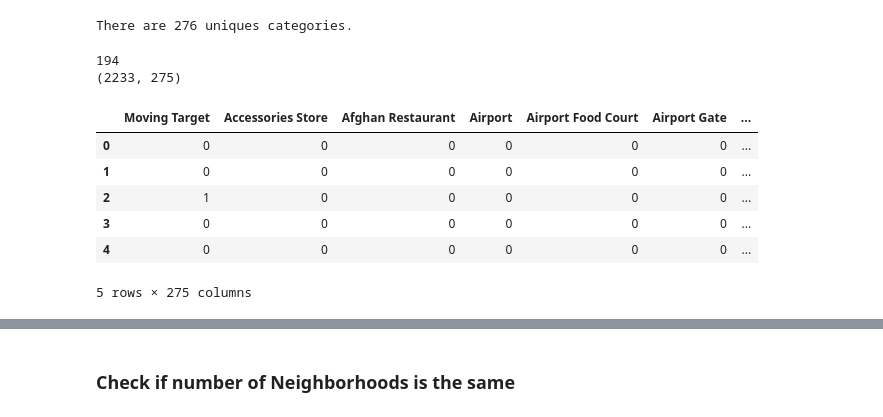
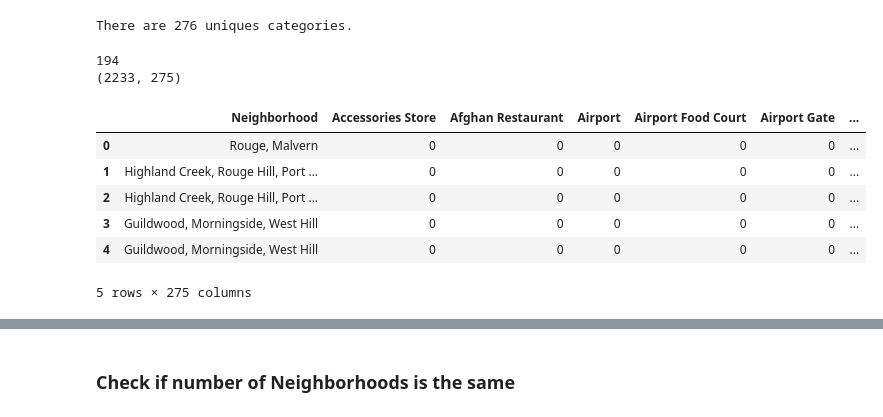
Before and after one commit to MGajewskiK/coursera_capstone, a Jupyter notebook: Neighborhoods-Toronto.ipynb, the cells around one changed output, grey strips where cells are left out. Cells and saved outputs as stored; diff of their text form; code cells hidden in the pictures.

```diff
--- a/Neighborhoods-Toronto.ipynb
+++ b/Neighborhoods-Toronto.ipynb
@@ -248,29 +253,29 @@ There are 276 uniques categories.
 # %%
 # one hot encoding
 toronto_onehot = pd.get_dummies(toronto_venues[['Venue Category']], prefix="", prefix_sep="")
 
 # add neighborhood column back to dataframe
 toronto_onehot['Neighborhood'] = toronto_venues['Neighborhood']
 
 # get the index of neighborhood column
 cols = toronto_onehot.columns.to_list()
 print(cols.index('Neighborhood'))
 
 # move neighborhood column to the first column
-fixed_columns = [toronto_onehot.columns[191]] + list(toronto_onehot.columns[0:191]) + list(toronto_onehot.columns[192:275])
+fixed_columns = [toronto_onehot.columns[194]] + list(toronto_onehot.columns[0:194]) + list(toronto_onehot.columns[195:275])
 toronto_onehot = toronto_onehot[fixed_columns]
 
 print(toronto_onehot.shape)
 toronto_onehot.head()
 # %% [output]
 194
 (2233, 275)
-|  | Moving Target | Accessories Store | Afghan Restaurant | Airport | Airport Food Court | Airport Gate | ... |
-| 0 | 0 | 0 | 0 | 0 | 0 | 0 | ... |
-| 1 | 0 | 0 | 0 | 0 | 0 | 0 | ... |
-| 2 | 1 | 0 | 0 | 0 | 0 | 0 | ... |
-| 3 | 0 | 0 | 0 | 0 | 0 | 0 | ... |
-| 4 | 0 | 0 | 0 | 0 | 0 | 0 | ... |
+|  | Neighborhood | Accessories Store | Afghan Restaurant | Airport | Airport Food Court | Airport Gate | ... |
+| 0 | Rouge, Malvern | 0 | 0 | 0 | 0 | 0 | ... |
+| 1 | Highland Creek, Rouge Hill, Port ... | 0 | 0 | 0 | 0 | 0 | ... |
+| 2 | Highland Creek, Rouge Hill, Port ... | 0 | 0 | 0 | 0 | 0 | ... |
+| 3 | Guildwood, Morningside, West Hill | 0 | 0 | 0 | 0 | 0 | ... |
+| 4 | Guildwood, Morningside, West Hill | 0 | 0 | 0 | 0 | 0 | ... |
 5 rows × 275 columns
 # %%
 # count the mean values of venues for each neighborhood
```
Also changed, not shown: parts of 5 cells of this notebook.
